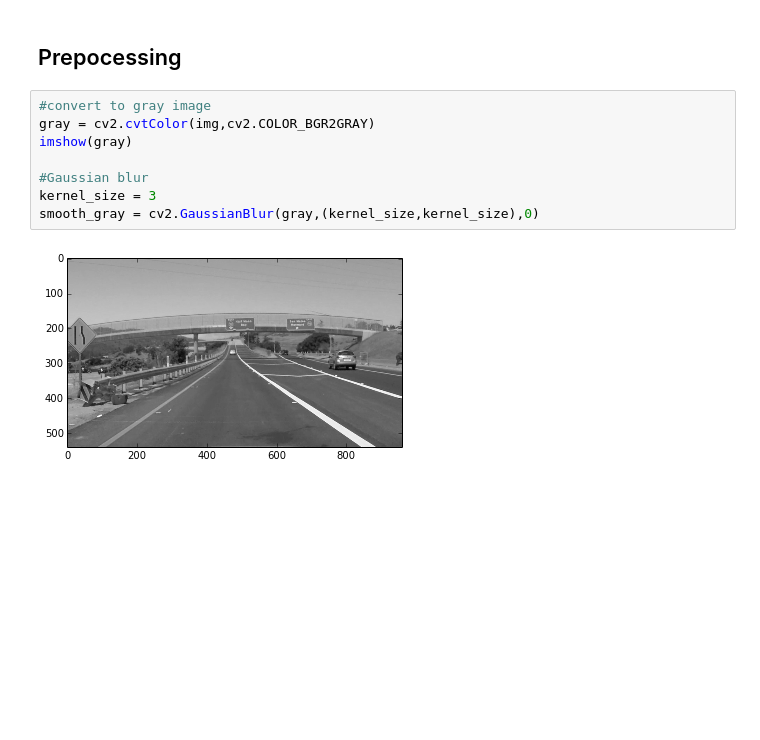
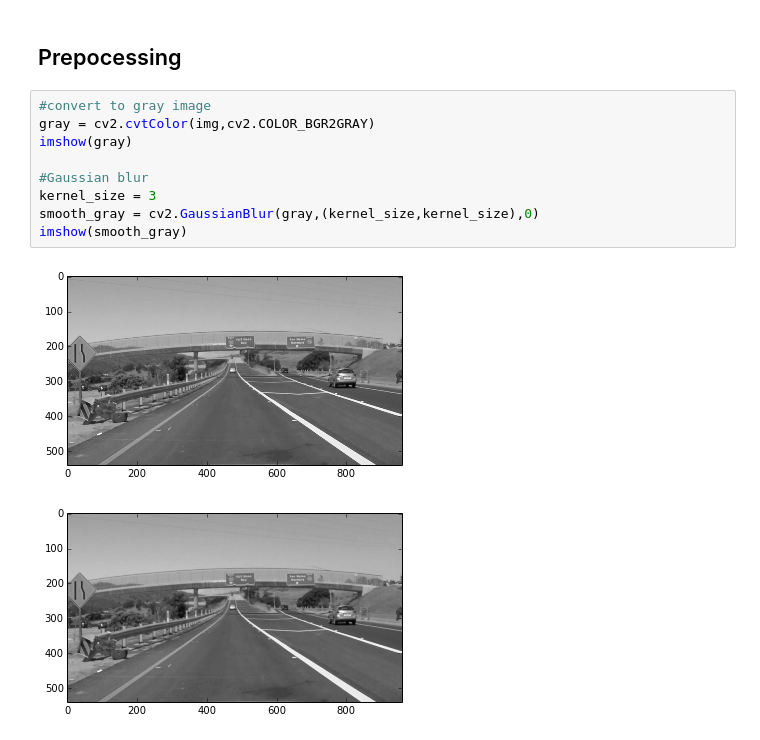
Before and after one commit to lochappy/Self-Driving-Car-ND, a Jupyter notebook: term_01/less02_finding_land_lines/03_Canny_Edge_Detection.ipynb, the cells around one changed output. Drawn from its saved outputs; the diff is of its cells as text; blank space fills up the shorter version.

```diff
--- a/term_01/less02_finding_land_lines/03_Canny_Edge_Detection.ipynb
+++ b/term_01/less02_finding_land_lines/03_Canny_Edge_Detection.ipynb
@@ -25,13 +25,15 @@ imshow(img)
 # %%
 #convert to gray image
 gray = cv2.cvtColor(img,cv2.COLOR_BGR2GRAY)
 imshow(gray)
 
 #Gaussian blur
 kernel_size = 3
 smooth_gray = cv2.GaussianBlur(gray,(kernel_size,kernel_size),0)
+imshow(smooth_gray)
 # %% [output]
 [figure]
+[figure, added]
 # %%
 ## Canny edge detector
 low_threshold = 75
```
Also changed, not shown: parts of 3 cells of this notebook.
